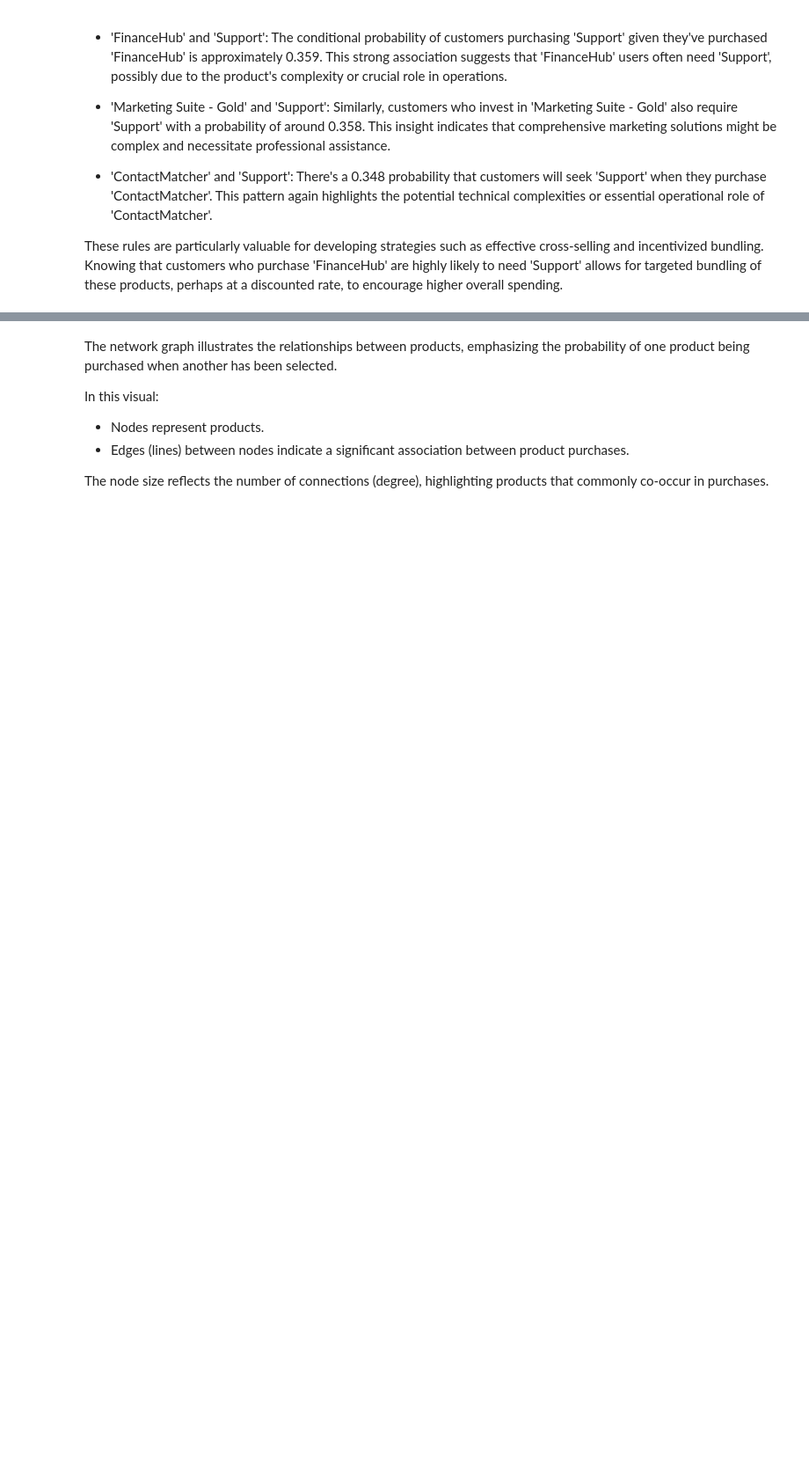
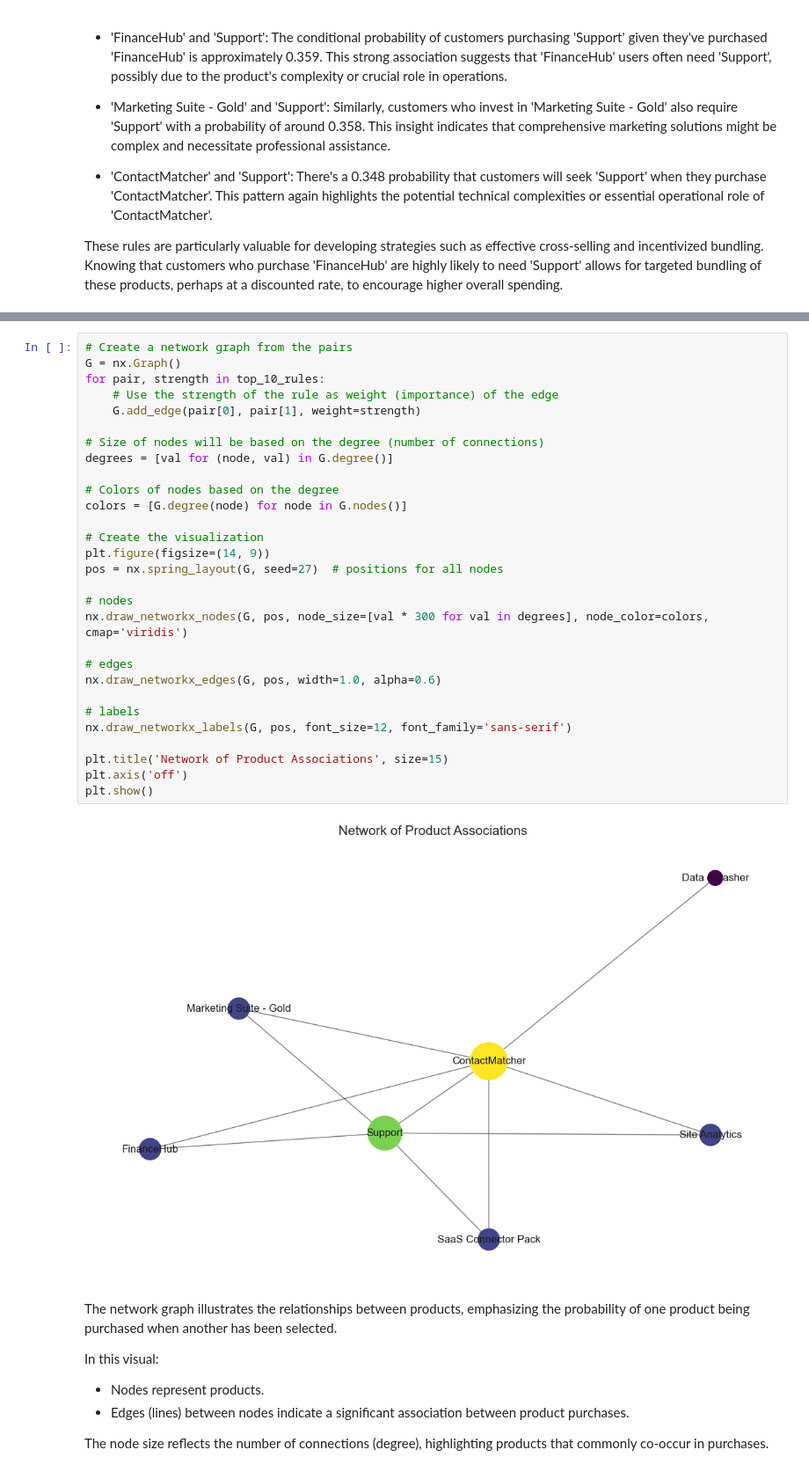
Before and after one commit to hassyas/AWS-SaaS-Sales-Analysis, a Jupyter notebook: data analysis.ipynb, the cells around one changed output, grey strips where cells are left out. Shown at 88% size. Cells and saved outputs as stored; diff of their text form; blank space fills up the shorter version.

```diff
--- a/data analysis.ipynb
+++ b/data analysis.ipynb
@@ -582,6 +621,37 @@ plt.axis('off')  # No axis details required
 plt.show()
 # %% [output]
 [figure]
+# %%
+# Create a network graph from the pairs
+G = nx.Graph()
+for pair, strength in top_10_rules:
+    # Use the strength of the rule as weight (importance) of the edge
+    G.add_edge(pair[0], pair[1], weight=strength)
+
+# Size of nodes will be based on the degree (number of connections)
+degrees = [val for (node, val) in G.degree()]
+
+# Colors of nodes based on the degree
+colors = [G.degree(node) for node in G.nodes()]
+
+# Create the visualization
+plt.figure(figsize=(14, 9))
+pos = nx.spring_layout(G, seed=27)  # positions for all nodes
+
+# nodes
+nx.draw_networkx_nodes(G, pos, node_size=[val * 300 for val in degrees], node_color=colors, cmap='viridis')
+
+# edges
+nx.draw_networkx_edges(G, pos, width=1.0, alpha=0.6)
+
+# labels
+nx.draw_networkx_labels(G, pos, font_size=12, font_family='sans-serif')
+
+plt.title('Network of Product Associations', size=15)
+plt.axis('off')
+plt.show()
+# %% [output]
+[figure, added]
 # %% [markdown]
 The network graph illustrates the relationships between products, emphasizing the probability of one product being purchased when another has been selected.
 
```
Also changed, not shown: parts of 24 cells of this notebook, 4 other files.
